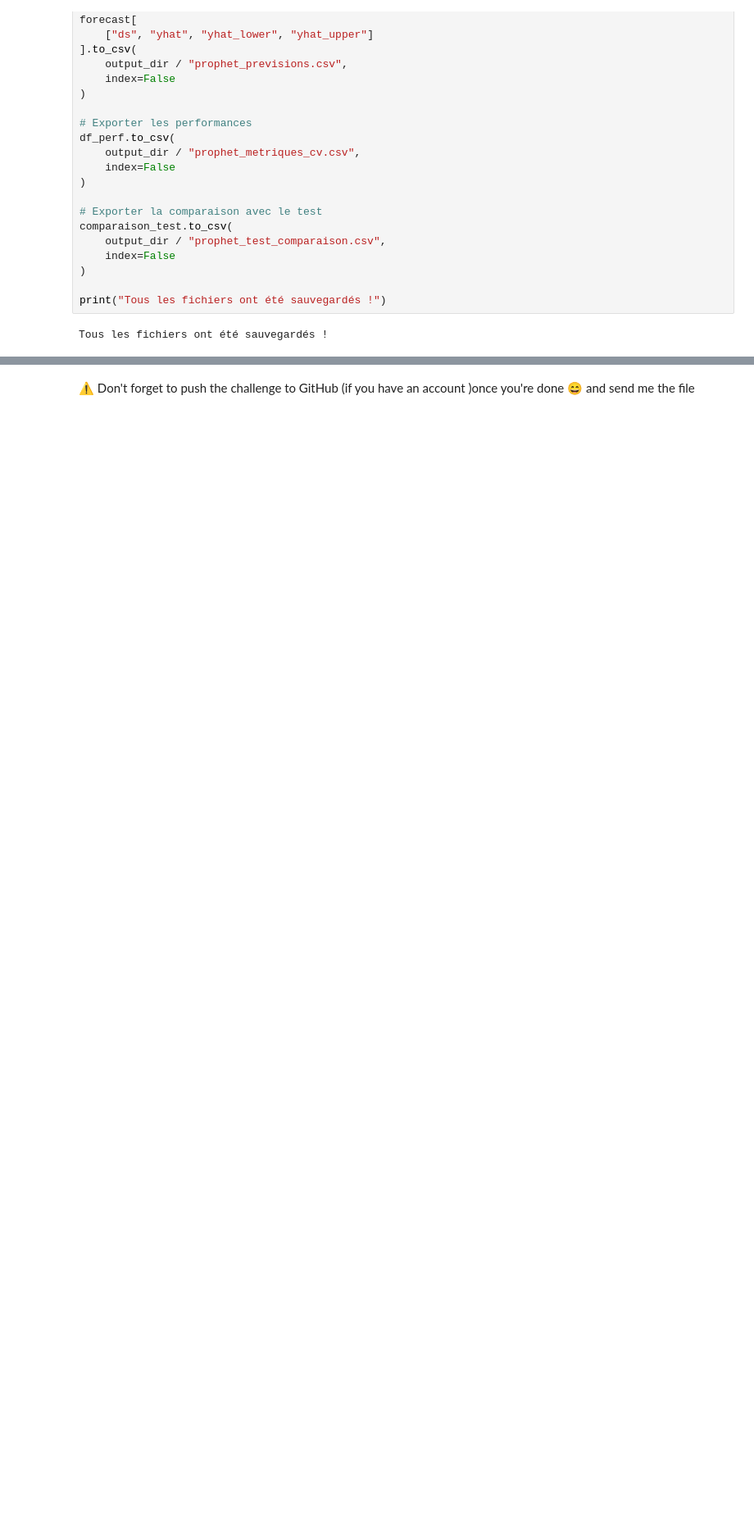
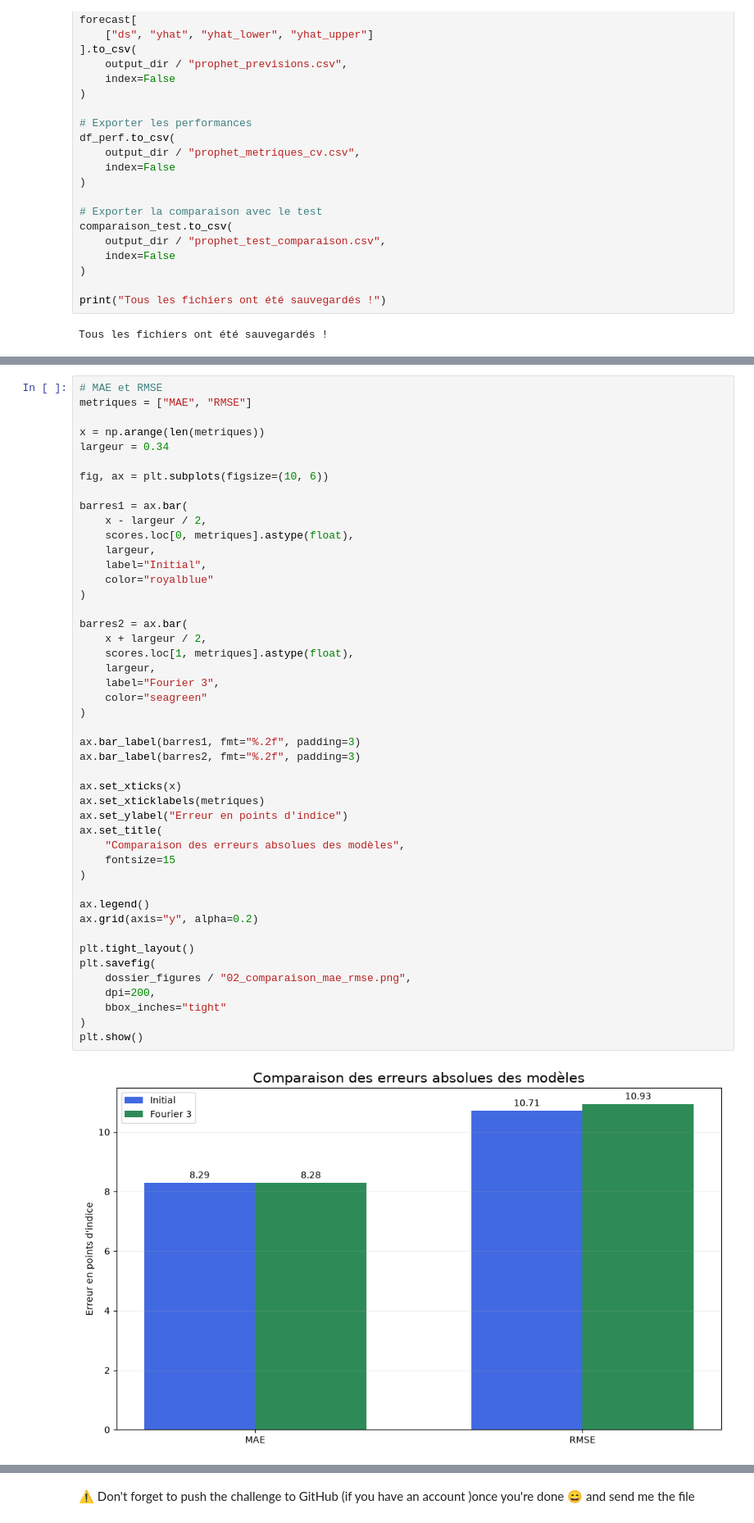
Before and after one commit to jacquescallewaert10210-ux/TP-Facebook-Prophet-Google-Trends, a Jupyter notebook: facebook_prophet.ipynb, the cells around one changed output, grey strips where cells are left out. Shown at 82% size. Cells and saved outputs as stored; diff of their text form; blank space fills up the shorter version.

```diff
--- a/facebook_prophet.ipynb
+++ b/facebook_prophet.ipynb
@@ -759,0 +1000,48 @@ Tous les fichiers ont été sauvegardés !
+# %%
+# MAE et RMSE
+metriques = ["MAE", "RMSE"]
+
+x = np.arange(len(metriques))
+largeur = 0.34
+
+fig, ax = plt.subplots(figsize=(10, 6))
+
+barres1 = ax.bar(
+    x - largeur / 2,
+    scores.loc[0, metriques].astype(float),
+    largeur,
+    label="Initial",
+    color="royalblue"
+)
+
+barres2 = ax.bar(
+    x + largeur / 2,
+    scores.loc[1, metriques].astype(float),
+    largeur,
+    label="Fourier 3",
+    color="seagreen"
+)
+
+ax.bar_label(barres1, fmt="%.2f", padding=3)
+ax.bar_label(barres2, fmt="%.2f", padding=3)
+
+ax.set_xticks(x)
+ax.set_xticklabels(metriques)
+ax.set_ylabel("Erreur en points d'indice")
+ax.set_title(
+    "Comparaison des erreurs absolues des modèles",
+    fontsize=15
+)
+
+ax.legend()
+ax.grid(axis="y", alpha=0.2)
+
+plt.tight_layout()
+plt.savefig(
+    dossier_figures / "02_comparaison_mae_rmse.png",
+    dpi=200,
+    bbox_inches="tight"
+)
+plt.show()
+# %% [output]
+[figure, added]
```
Also changed, not shown: parts of 29 cells of this notebook.
